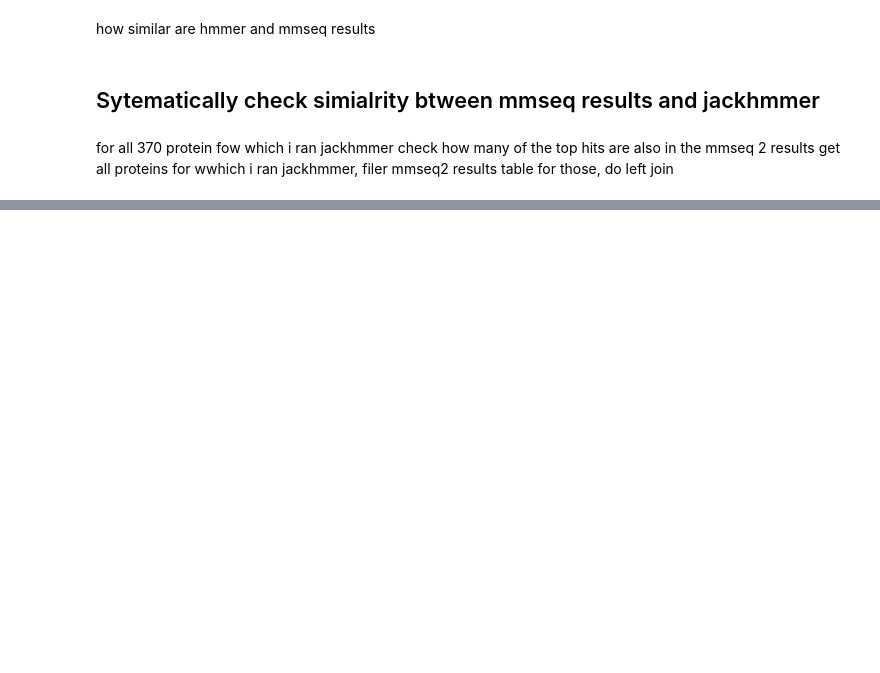
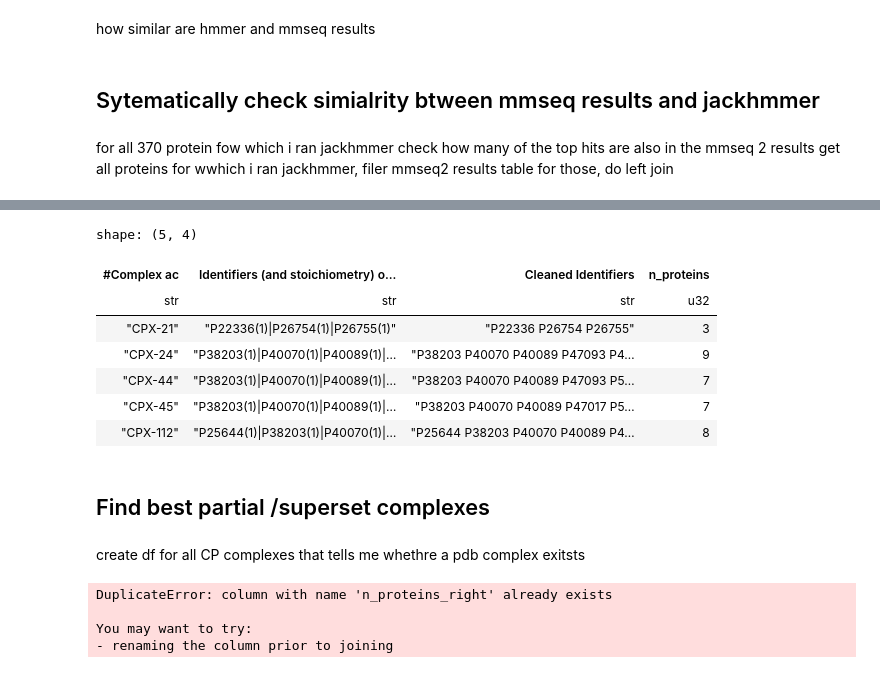
Before and after one commit to Kim-Dammer/master_thesis, a Jupyter notebook: notebooks/07_preparing_Complex_to_pdb_mapping.ipynb, the cells around one changed output, grey strips where cells are left out. Drawn from its saved outputs; the diff is of its cells as text; code cells hidden in the pictures; blank space fills up the shorter version.

```diff
--- a/notebooks/07_preparing_Complex_to_pdb_mapping.ipynb
+++ b/notebooks/07_preparing_Complex_to_pdb_mapping.ipynb
@@ -146,3 +147,21 @@ complex_all_possible_pdbs = cmp_pdb_mapping.join(
 )
 # %% [markdown]
 ## Filter Complexes that do not already have an exact pdb match
+# %%
+Complex_portal_df = pl.read_csv(data_dir/"Complex_Portal/Saccharomyces_cerevisiae_ComplexTab.tsv", separator="\t")
+exact_pdb_mapped_complexes = pl.read_csv(data_dir/"complete_complex_pdb_mapping_v2/excact_pdb_match/complex_all_possible_pdbs.csv")
+
+exact_pdb_mapped_complexes = exact_pdb_mapped_complexes.filter(~pl.col("identity_match_pdb").is_not_null())
+
+# get list of compexes that dont have an excat match in pdb, add how many proteins this complex has (and the for how many al lest 50 %)
+unmapped_complexes = Complex_portal_df.join(
+    exact_pdb_mapped_complexes.select(pl.col("Complex_ac").alias("exact_match_Complex_ac")),
+    left_on="#Complex ac",
+    right_on="exact_match_Complex_ac",
+    how="inner")
+# %%
+#sleect relevant informations
+unmapped_complexes = clean_identifiers(unmapped_complexes.select(["#Complex ac", "Identifiers (and stoichiometry) of molecules in complex"]))
+
+#how many proteins are in each complex
+unmapped_complexes = count_elements(unmapped_complexes, column="Cleaned Identifiers", separator=" ", new_column_name="n_proteins")
@@ -177,10 +195,3 @@ exact_pdb_mapped_complexes = exact_pdb_mapped_complexes.filter(~pl.col("identity
-# %%
-# get list of compexes that dont have an excat match in pdb, add how many proteins this complex has (and the for how many al lest 50 %)
-unmapped_complexes = Complex_portal_df.join(
-    exact_pdb_mapped_complexes.select(pl.col("Complex_ac").alias("exact_match_Complex_ac")),
-    left_on="#Complex ac",
-    right_on="exact_match_Complex_ac",
-    how="anti"
 # %% [markdown]
 how similar are hmmer and mmseq results
 # %%
@@ -359,0 +634,11 @@ shape: (109_408, 12)
+# %%
+unmapped_complexes.head(5)
+# %% [output]
+shape: (5, 4)
+| #Complex ac | Identifiers (and stoichiometry) o... | Cleaned Identifiers | n_proteins |
+| str | str | str | u32 |
+| "CPX-21" | "P22336(1)|P26754(1)|P26755(1)" | "P22336 P26754 P26755" | 3 |
+| "CPX-24" | "P38203(1)|P40070(1)|P40089(1)|… | "P38203 P40070 P40089 P47093 P4… | 9 |
+| "CPX-44" | "P38203(1)|P40070(1)|P40089(1)|… | "P38203 P40070 P40089 P47093 P5… | 7 |
+| "CPX-45" | "P38203(1)|P40070(1)|P40089(1)|… | "P38203 P40070 P40089 P47017 P5… | 7 |
+| "CPX-112" | "P25644(1)|P38203(1)|P40070(1)|… | "P25644 P38203 P40070 P40089 P4… | 8 |
@@ -359,0 +647,2 @@ shape: (109_408, 12)
+# %% [markdown]
+## Find best partial /superset complexes
@@ -359,0 +674,2 @@ shape: (109_408, 12)
+# %% [markdown]
+create df for all CP complexes that tells me whethre a pdb complex exitsts
@@ -359,0 +712,22 @@ shape: (109_408, 12)
+# %%
+# add information on complex size
+exact_pdb_match = (
+    exact_pdb_match
+    .join(
+        Complex_portal_df.select([
+            pl.col("#Complex ac"),
+            pl.col("n_proteins")
+        ]),
+        left_on="Complex_ac",
+        right_on="#Complex ac",
+        how="left"
+    )
+    .with_columns(
+        match_class=pl.lit("exact_pdb_match")
+    )
+)
+# %% [output]
+DuplicateError: column with name 'n_proteins_right' already exists
+
+You may want to try:
+- renaming the column prior to joining
```
Also changed, not shown: parts of 31 cells of this notebook, 4 other files.
